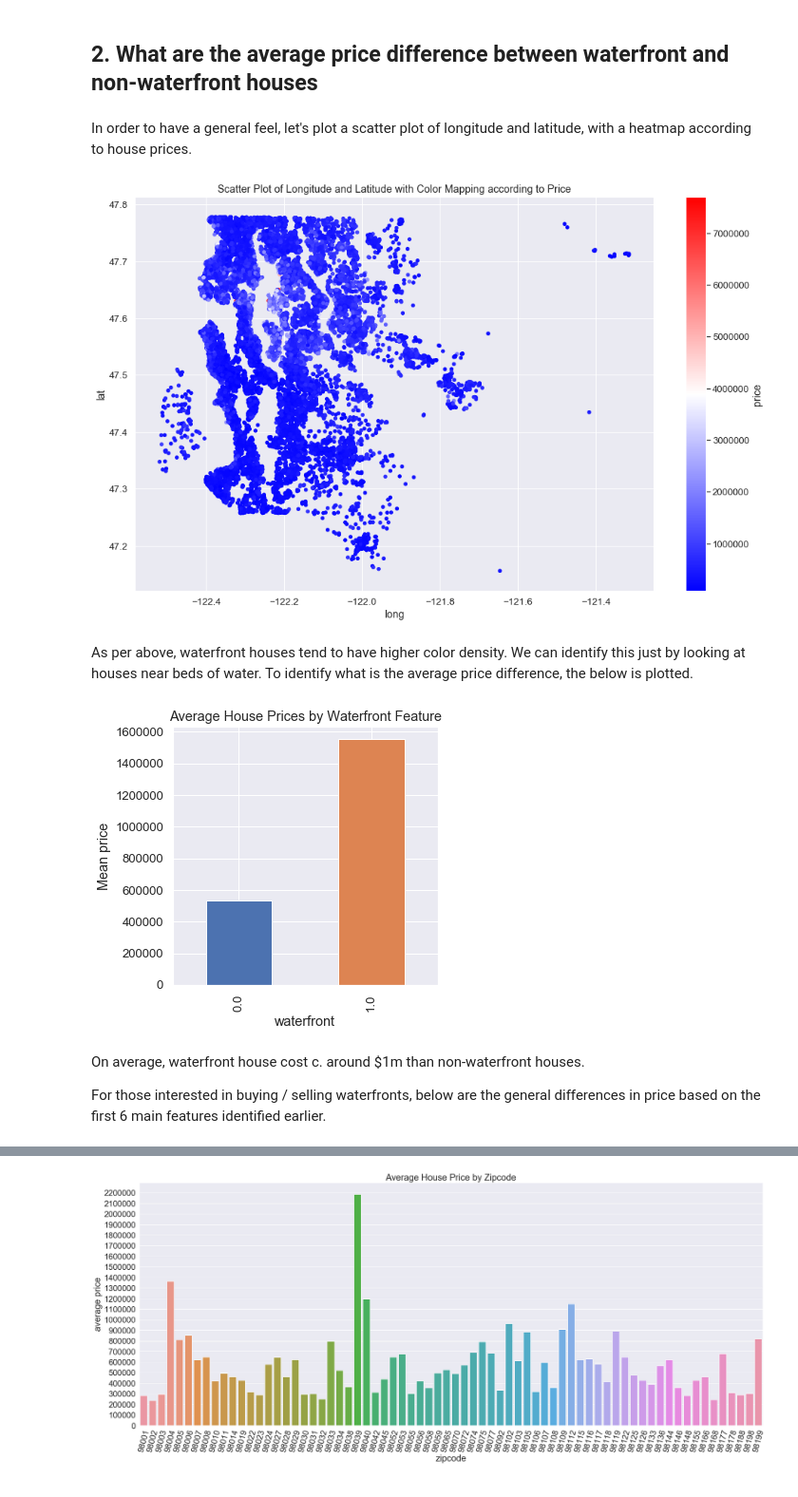
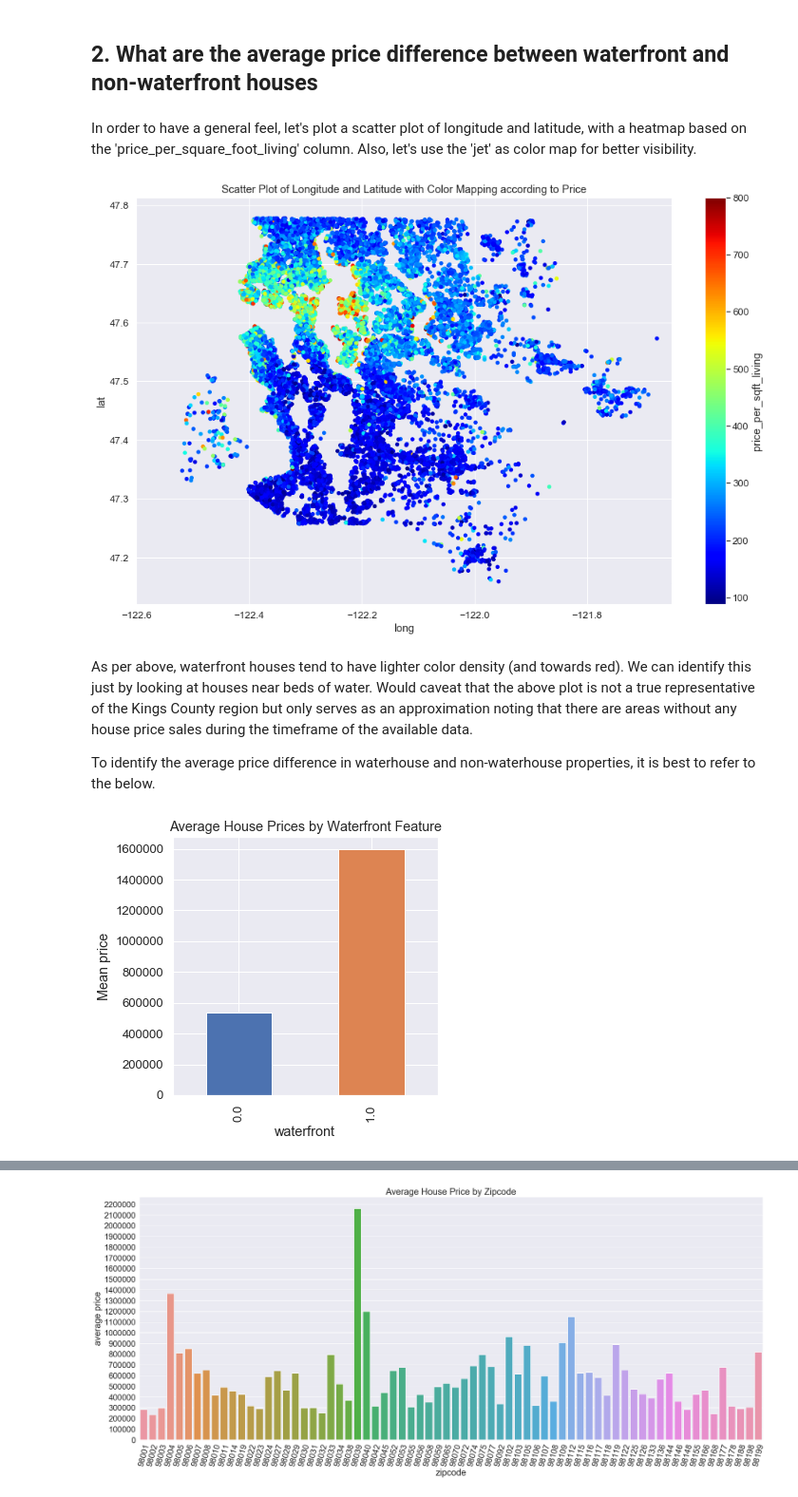
Before and after one commit to Ftan91/Exploratory-Data-Analysis-on-Features-that-Impact-House-Prices-in-Kings-County-Seattle, a Jupyter notebook: index.ipynb, the cells around one changed output, grey strips where cells are left out. Shown at 95% size. Drawn from its saved outputs; the diff is of its cells as text; code cells hidden in the pictures.

```diff
--- a/index.ipynb
+++ b/index.ipynb
@@ -239,6 +240,8 @@ df['binned_sqft_living'] = pd.qcut(df['sqft_living'], q = 10) # splits the datas
 df['binned_sqft_above'] = pd.qcut(df['sqft_above'], q = 10) # same as above
 df['binned_sqft_living15'] = pd.qcut(df['sqft_living15'], q = 10) # same as above
 
+df['price_per_sqft_living'] = df['price'] / df['sqft_living']
+
 df['yr_built_vs_reno'] = df.apply(lambda row: year_value(row), axis = 1) # only a column for the below
 df['house_age'] = 2016 - df['yr_built_vs_reno']
 # %% [markdown]
@@ -547,11 +550,14 @@ for i in range(len(example_features)):
     model = ols(formula = f, data = example_models[i]).fit()
     ols_models.append(model)
 
+sns.set(font_scale = 1.2)
 
 fig = plt.figure(figsize=(15,8))
 fig = sm.graphics.plot_regress_exog(ols_models[0], example_features[0], fig=fig)
 plt.show()
 
+print('\n')
+
 fig = plt.figure(figsize=(15,8))
 fig = sm.graphics.plot_regress_exog(ols_models[1], example_features[1], fig=fig)
 plt.show()
@@ -699,32 +715,32 @@ Also the multiple linear regression model is probably not the best model for the
 # %% [markdown]
 ## 2. What are the average price difference between waterfront and non-waterfront houses
 # %% [markdown]
-In order to have a general feel, let's plot a scatter plot of longitude and latitude, with a heatmap according to house prices.
+In order to have a general feel, let's plot a scatter plot of longitude and latitude, with a heatmap based on the 'price_per_square_foot_living' column. Also, let's use the 'jet' as color map for better visibility.
 # %%
 sns.set(font_scale = 1.2)
 
 df.plot(kind = 'scatter',
         x = 'long',
         y = 'lat',
         figsize = (16,10),
-        c= 'price',
-        cmap = 'bwr',
+        c= 'price_per_sqft_living',
+        cmap = 'jet',
         colorbar = True,
         sharex = False,
-       title = 'Scatter Plot of Longitude and Latitude with Color Mapping according to Price')
+       title = 'Scatter Plot of Longitude and Latitude with Color Mapping according to Price',
+       xlim = [-122.6, -121.65])
 plt.show()
 # %% [output]
-[figure, old version]
+[figure, new version]
 # %% [markdown]
-As per above, waterfront houses tend to have higher color density. We can identify this just by looking at houses near beds of water. To identify what is the average price difference, the below is plotted.
+As per above, waterfront houses tend to have lighter color density (and towards red). We can identify this just by looking at houses near beds of water. Would caveat that the above plot is not a true representative of the Kings County region but only serves as an approximation noting that there are areas without any house price sales during the timeframe of the available data.
+
+
+To identify the average price difference in waterhouse and non-waterhouse properties, it is best to refer to the below.
 # %%
 waterfront_general = df.groupby('waterfront')['price'].mean()
 waterfront_general.plot.bar(figsize = (5,5), title = 'Average House Prices by Waterfront Feature')
 plt.ylabel('Mean price')
 plt.show()
 # %% [output]
-[figure, old version]
+[figure, new version]
-# %% [markdown]
-On average, waterfront house cost c. around $1m than non-waterfront houses.
-
-For those interested in buying / selling waterfronts, below are the general differences in price based on the first 6 main features identified earlier.
```
Also changed, not shown: parts of 45 cells of this notebook, 1 other file.
